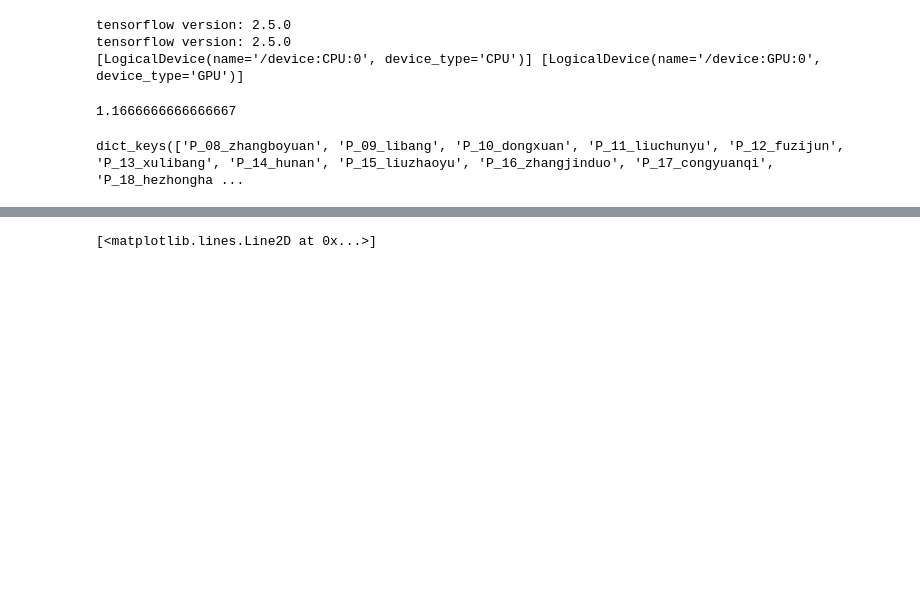
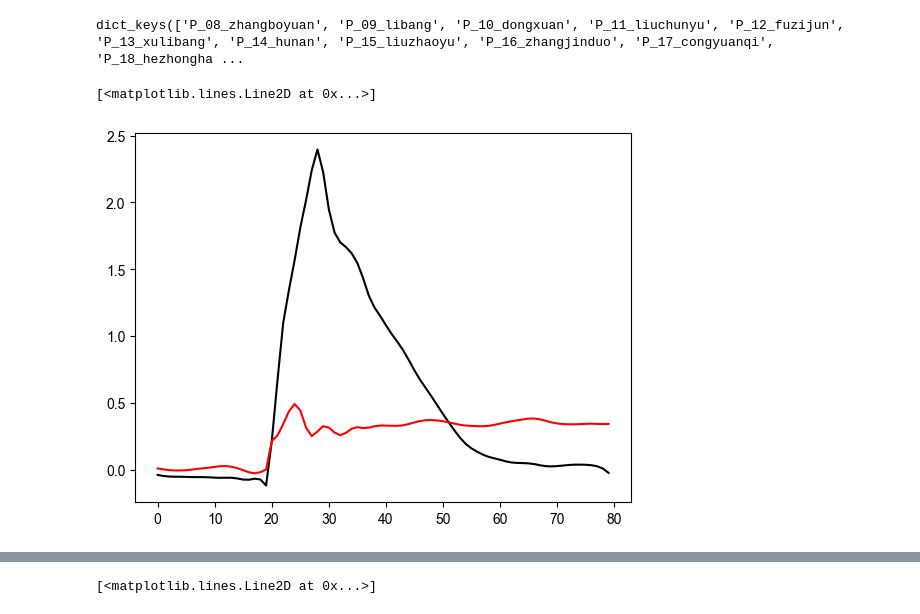
Before and after one commit to sunzhon/transfer_learning_for_droplanding, a Jupyter notebook: jupyter-lab/training_data_analysis.ipynb, the cells around one changed output, grey strips where cells are left out. Cells and saved outputs as stored; diff of their text form; code cells hidden in the pictures; blank space fills up the shorter version.

```diff
--- a/jupyter-lab/training_data_analysis.ipynb
+++ b/jupyter-lab/training_data_analysis.ipynb
@@ -9,7 +9,7 @@ import pandas as pd
 import yaml
 import h5py
 import vicon_imu_data_process.process_landing_data as pro_rd
-import estimation_assessment.scores as es_as
+import assessments.scores as es_as
 
 import seaborn as sns
 import copy
@@ -19,29 +19,31 @@ import json
 from vicon_imu_data_process.const import FEATURES_FIELDS, LABELS_FIELDS, DATA_PATH
 from vicon_imu_data_process.const import DROPLANDING_PERIOD, RESULTS_PATH
 from vicon_imu_data_process import const
-from vicon_imu_data_process.dataset import *
+#from vicon_imu_data_process.dataset import *
 
-from estimation_models.rnn_models import *
 from sklearn.preprocessing import StandardScaler
 from sklearn.model_selection import LeaveOneOut
 from sklearn.model_selection import KFold
 import time as localtimepkg
 
-from estimation_study import *
-from estimation_assessment.visualization import *
+#from estimation_study import *
+#from estimation_assessment.visualization import *
 #import pdb
 import re
+import logging
+logging.basicConfig(level=logging.ERROR)
-# %% [output]
-tensorflow version: 2.5.0
-tensorflow version: 2.5.0
-[LogicalDevice(name='/device:CPU:0', device_type='CPU')] [LogicalDevice(name='/device:GPU:0', device_type='GPU')]
-# %%
-14/12
-# %% [output]
-1.1666666666666667
 # %%
 all_subjects_trials_dataset = pro_rd.load_subjects_dataset(h5_file_name = os.path.join(DATA_PATH,'all_subjects_landing_data.hdf5'))
 all_subjects_trials_dataset.keys()
 # %% [output]
 dict_keys(['P_08_zhangboyuan', 'P_09_libang', 'P_10_dongxuan', 'P_11_liuchunyu', 'P_12_fuzijun', 'P_13_xulibang', 'P_14_hunan', 'P_15_liuzhaoyu', 'P_16_zhangjinduo', 'P_17_congyuanqi', 'P_18_hezhongha ...
+# %%
+plt.plot(all_subjects_trials_dataset['P_14_hunan']['03']['R_KNEE_MOMENT_X'],'k')
+plt.plot(all_subjects_trials_dataset['P_14_hunan']['03']['R_KNEE_MOMENT_Y'],'r')
+#plt.plot(all_subjects_trials_dataset['P_14_hunan']['03']['CHEST_Accel_X'])
+#plt.plot(all_subjects_trials_dataset['P_14_hunan']['03']['CHEST_Accel_Y'])
+#plt.plot(all_subjects_trials_dataset['P_14_hunan']['03']['CHEST_Accel_Z'])
+# %% [output]
+[<matplotlib.lines.Line2D at 0x...>]
+[figure, added]
 # %%
```
Also changed, not shown: parts of 11 cells of this notebook, 16 other files.
